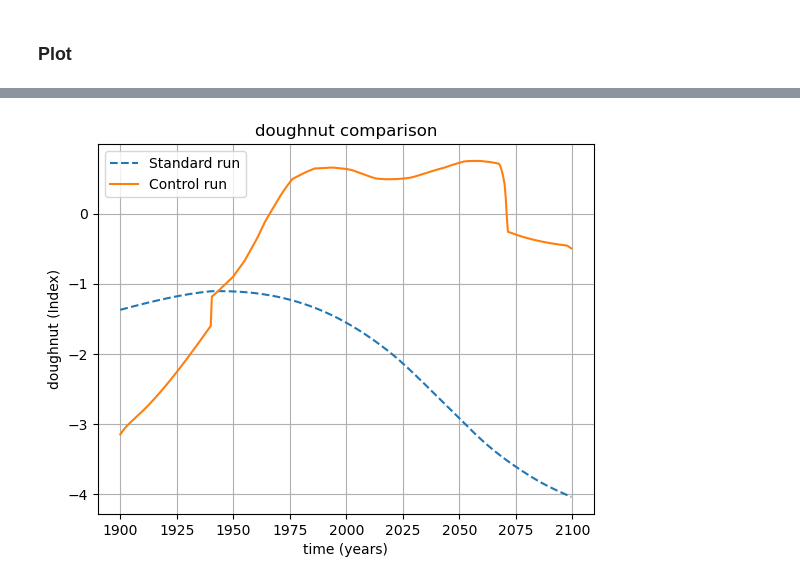
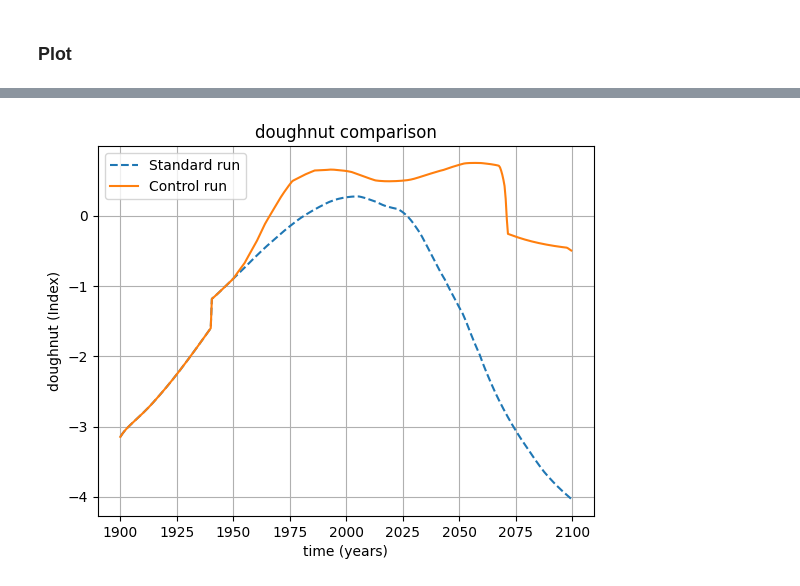
Before and after one commit to orsvik/PyWorld3-03-control, a Jupyter notebook: plotter.ipynb, the cells around one changed output, grey strips where cells are left out. Drawn from its saved outputs; the diff is of its cells as text; code cells hidden in the pictures.

```diff
--- a/plotter.ipynb
+++ b/plotter.ipynb
@@ -240,12 +234,11 @@ plt.show()
 # Hur lägger jag till vilken controlfunktion?
 
 for ctrlworld_id in CTRLWORLD_IDS:
-    plt.plot(time[start:end], control_values[ctrlworld_id][DCFSN])
+    plt.plot(time[start:end], control_values[ctrlworld_id]["DCFSN"][start:end])
 
 plt.ylabel("Control value"),
 plt.xlabel("time [years]")
 plt.title(f"{ctrlworld_id}")
-plt.legend()
 plt.grid()
 plt.savefig(f"plots_clean/{REWARD_NAME}/controls_{ctrlworld_id}")
 plt.show()
@@ -255,25 +247,25 @@ TypeError: unhashable type: 'dict'
 # %%
 
-plt.plot(time[start:end], reward_dict_of_dicts["Jnorm"]["std"][start:end], label="Standard run", linestyle='--')
+plt.plot(time[start:end], reward_dict_of_dicts["reward"]["std"][start:end], label="Standard run", linestyle='--')
 
 
 for ctrlworld_id in CTRLWORLD_IDS:
     plt.plot(time[start:end], reward_dict_of_dicts["reward"][ctrlworld_id][start:end], label="Control run")
 
 
 plt.xlabel("time (years)")
 plt.legend()
 plt.ylabel(f"{REWARD_NAME} (Index)")
 plt.title(f"{REWARD_NAME} comparison")
 plt.grid()
 plt.savefig(f"plots_clean/{REWARD_NAME}/comparison_{ctrlworld_id}")
 plt.show()
 
 
 
 # ser konstig ut, typ mer inzoomad ocg de är inte identiska i början
 # %% [output]
-[figure, old version]
+[figure, new version]
 # %%
 
 
```
Also changed, not shown: parts of 14 cells of this notebook, 4 other files.
